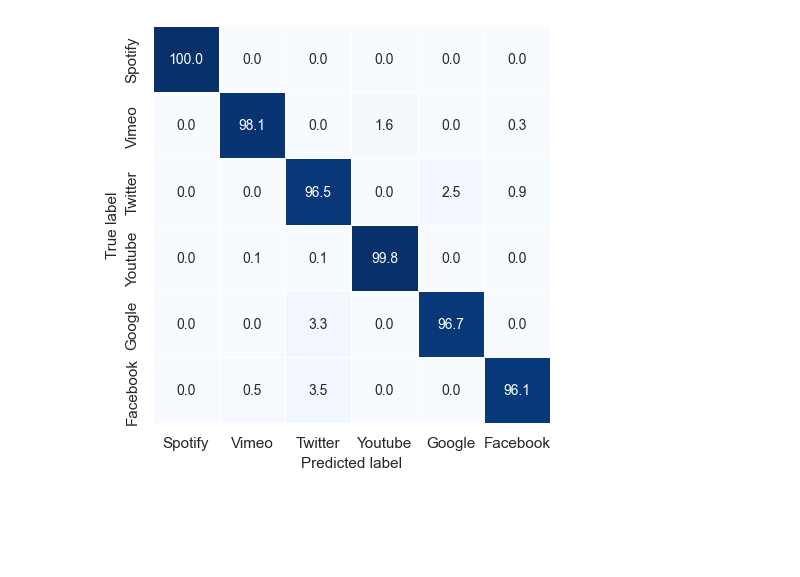
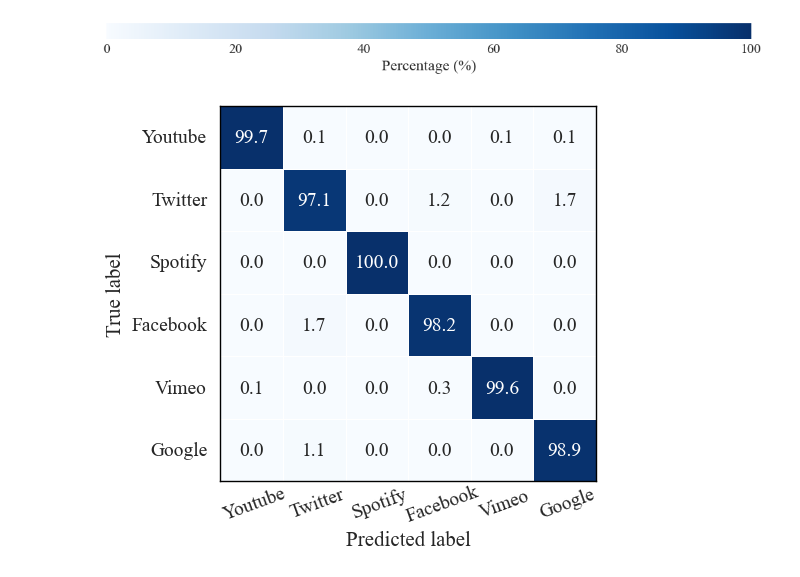
Before and after one commit to RakuLomis/traffic_encoder, a Jupyter notebook: confusion_matrix_visualization.ipynb, the cells around one changed output. Drawn from its saved outputs; the diff is of its cells as text; code cells hidden in the pictures; blank space fills up the shorter version.

Commit message:
Visualization.

```diff
--- a/confusion_matrix_visualization.ipynb
+++ b/confusion_matrix_visualization.ipynb
@@ -9,11 +15,16 @@ res_dir = os.path.join('..', 'evaluation')
 # dataset_name = 'ISCX-VPN'
 dataset_name = 'ISCX-TOR-Application'
 # dataset_name = 'USTC-TFC2016-Malware'
-exp_name = '0.1s_flow'
+# exp_name = '0.1s_flow'
 # exp_name = '0.01s'
 # exp_name = '0.02s_ip'
 # exp_name = '0.5s_flow'
 # exp_name = '0.05s_ip'
+
+tor_app_label_list = ['Youtube','Twitter','Spotify','Facebook','Vimeo','Google']
+
+exp_name = '0.5s_flow'
+exp_name_list = ['0.03s', '0.03s_flow', '0.1s', '0.1s_flow', '0.5s', '0.5s_flow']
 train_log_postfix = '_train_set_training_log'
 field_importance_postfix = '_train_set_feature_importance_report'
 expert_importance_postfix = '_train_set_expert_layer_importance'
@@ -30,4 +250,8 @@ confusion_matrix_path = os.path.join(res_dir, dataset_name, exp_name, dataset_na
+# %%
+plot_percentage_colorbar_horizontal(output_pdf_path=os.path.join(res_dir, dataset_name, 'color_bar.pdf'), if_save=True)
+# %% [output]
+[figure, added]
 # %%
-plot_confusion_matrix_percentage(csv_path=confusion_matrix_path, output_pdf_path=output_path,show_colorbar=False)
+plot_confusion_matrix_percentage(csv_path=confusion_matrix_path, output_pdf_path=output_path,show_colorbar=False, if_save=False, label_order=tor_app_label_list)
 # %% [output]
-[figure, old version]
+[figure, new version]
```
Also changed, not shown: parts of 5 cells of this notebook, 1 other file.
